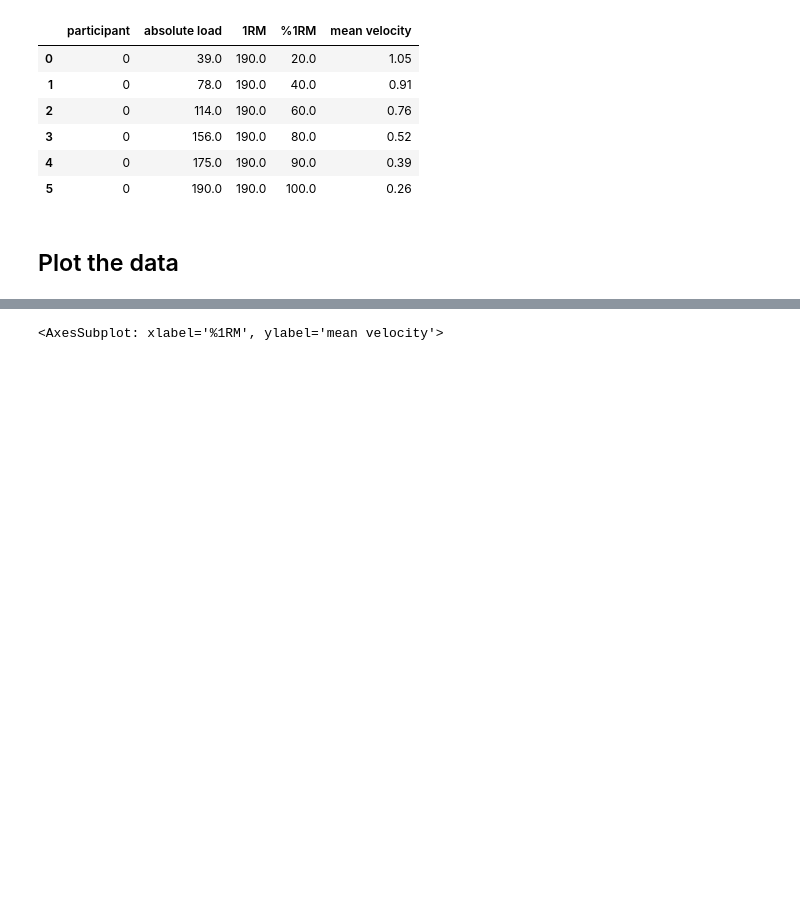
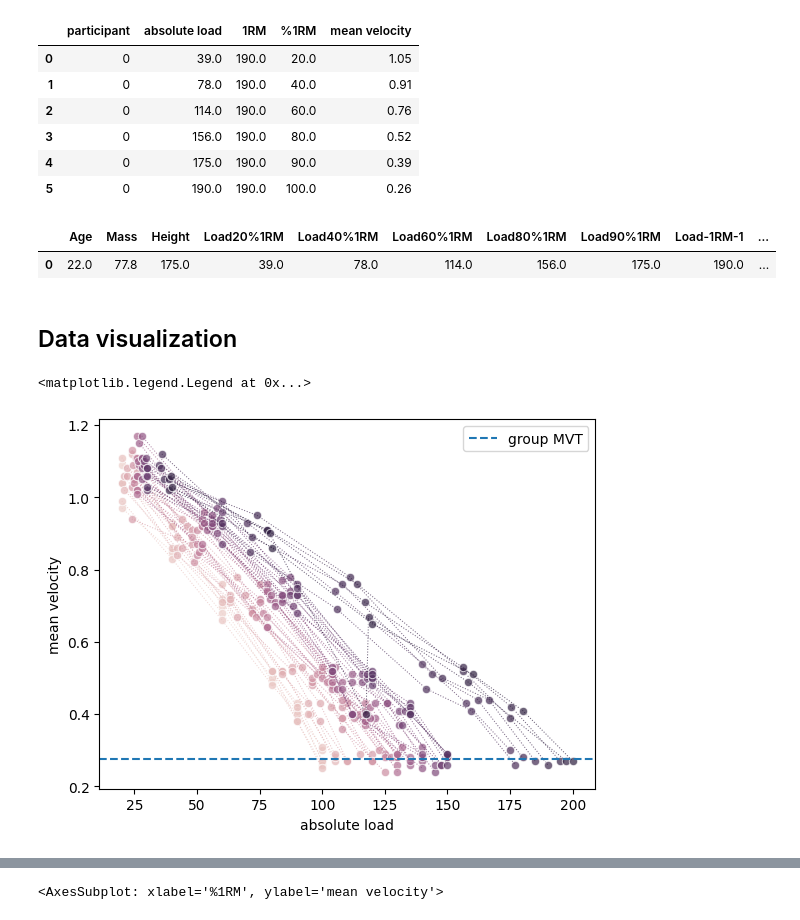
Before and after one commit to silvhua/lighthouse-capstone-project, a Jupyter notebook: notebooks/2022-11-20 EDA and linear regression.ipynb, the cells around one changed output, grey strips where cells are left out. Cells and saved outputs as stored; diff of their text form; code cells hidden in the pictures; blank space fills up the shorter version.

```diff
--- a/notebooks/2022-11-20 EDA and linear regression.ipynb
+++ b/notebooks/2022-11-20 EDA and linear regression.ipynb
@@ -143,5 +160,3 @@ reshape_group_df(df_fw.head(1))
 | 3 | 0 | 156.0 | 190.0 | 80.0 | 0.52 |
 | 4 | 0 | 175.0 | 190.0 | 90.0 | 0.39 |
 | 5 | 0 | 190.0 | 190.0 | 100.0 | 0.26 |
-# %% [markdown]
-## Plot the data
@@ -148,2 +194,21 @@ reshape_group_df(df_fw.head(1))
+# %%
+pd.DataFrame(df_fw.loc[0]).transpose()
+# %% [output]
+|  | Age | Mass | Height | Load20%1RM | Load40%1RM | Load60%1RM | Load80%1RM | Load90%1RM | Load-1RM-1 | ... |
+| 0 | 22.0 | 77.8 | 175.0 | 39.0 | 78.0 | 114.0 | 156.0 | 175.0 | 190.0 | ... |
+# %% [markdown]
+## Data visualization
+# %%
+# Size of marker represents %1RM
+ax = sns.lineplot(data=reshape_group_df(df_fw), x='absolute load', y='mean velocity',
+    hue='participant', alpha=.7,marker='o', size=0.5, ls=':',
+    legend=False,# size='%1RM'
+)
+ax.axhline(y=df_fw['100%MV'].mean(),
+    label='group MVT',ls='--')
+ax.legend()
+# %% [output]
+<matplotlib.legend.Legend at 0x...>
+[figure, added]
 # %%
 # Size of marker represents %1RM
```
Also changed, not shown: parts of 41 cells of this notebook.
